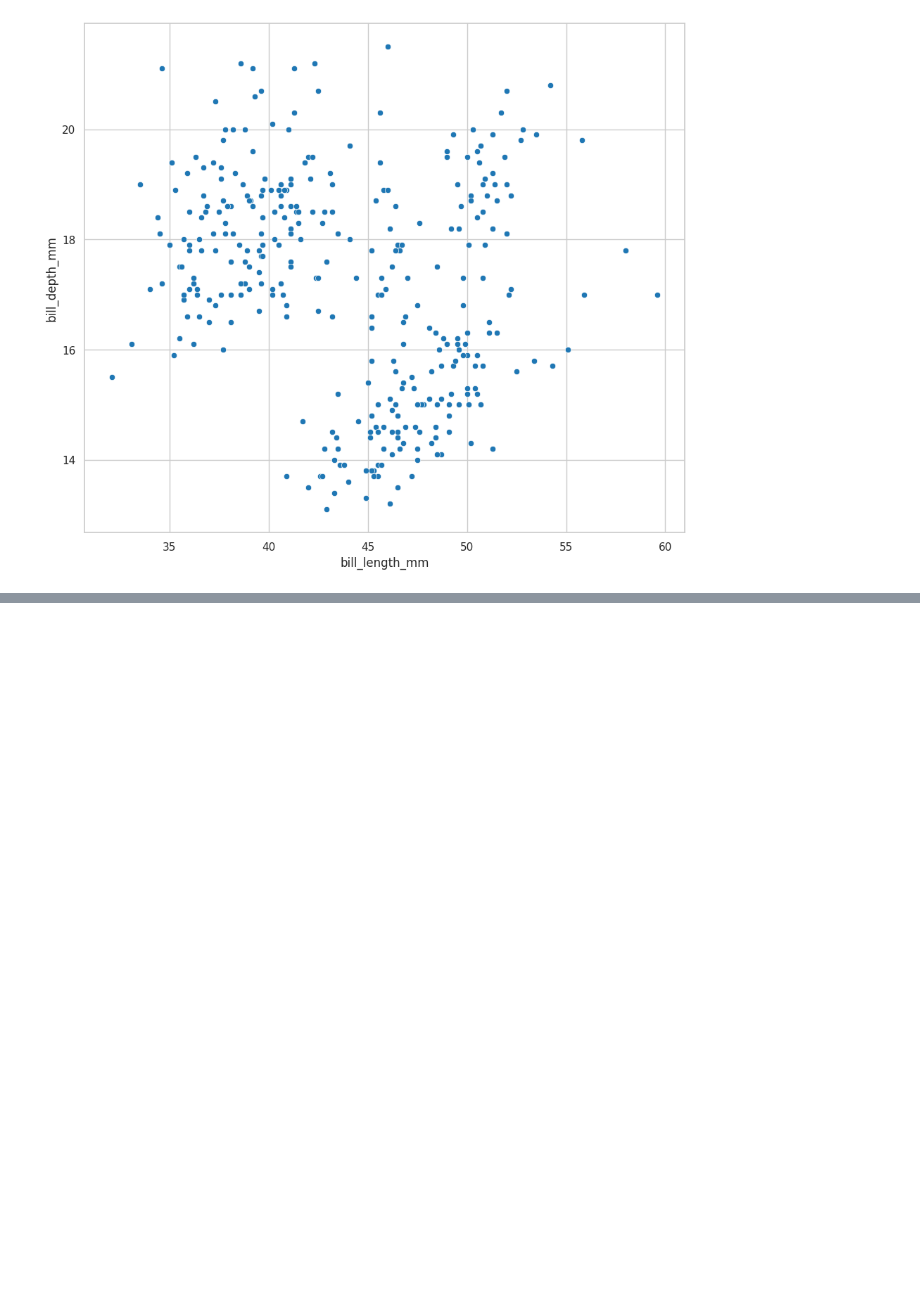
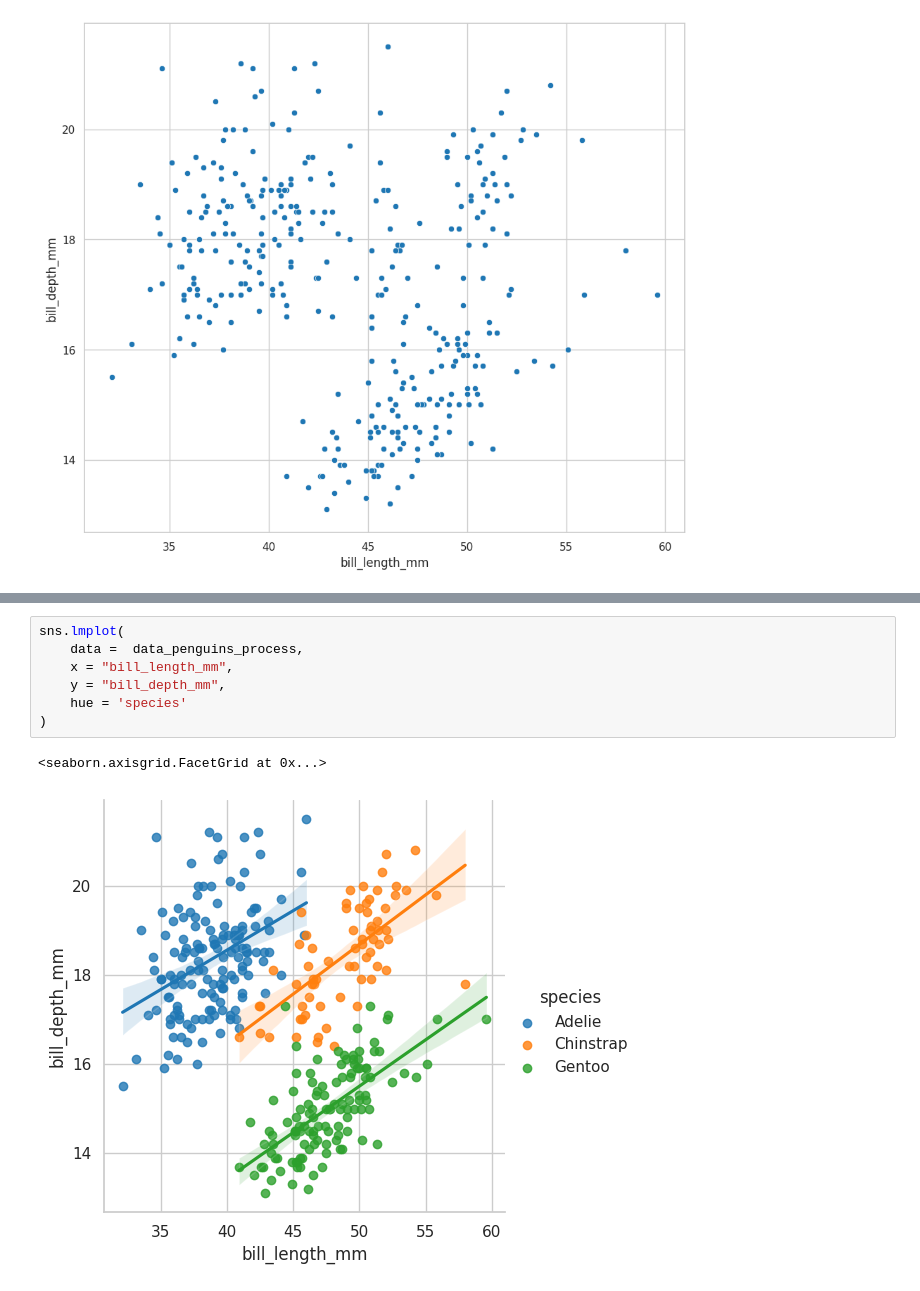
Before and after one commit to JuanDiegoZ/PenguinsDataAnalisis, a Jupyter notebook: penguinsPractice.ipynb, the cells around one changed output, grey strips where cells are left out. Saved outputs shown, nothing was run; the diff lists cells and outputs as text; blank space fills up the shorter version.

```diff
--- a/penguinsPractice.ipynb
+++ b/penguinsPractice.ipynb
@@ -973,0 +1036,10 @@ KeyError: "['bill_lenght_mm'] not in index"
+# %%
+sns.lmplot(
+    data =  data_penguins_process,
+    x = "bill_length_mm",
+    y = "bill_depth_mm",
+    hue = 'species'
+)
+# %% [output]
+<seaborn.axisgrid.FacetGrid at 0x...>
+[figure, added]
```
Also changed, not shown: parts of 20 cells of this notebook.
